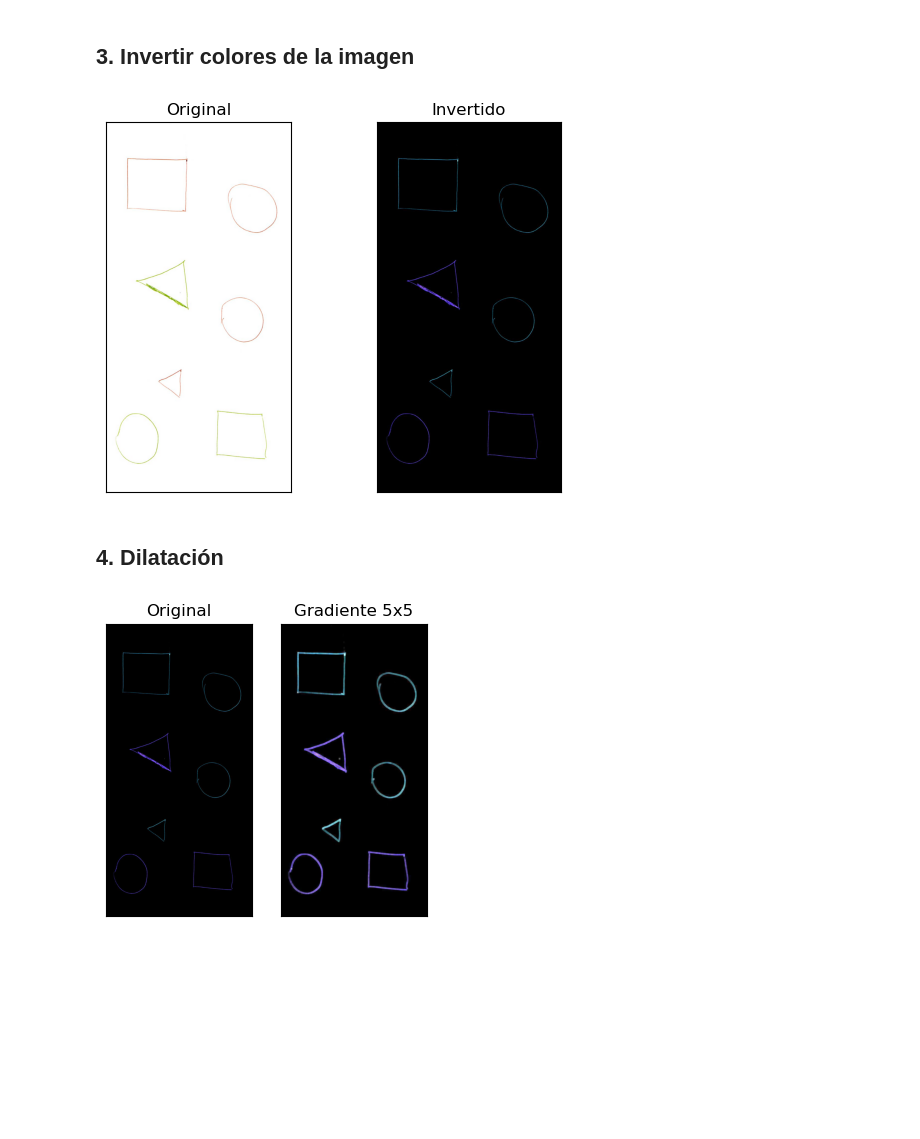
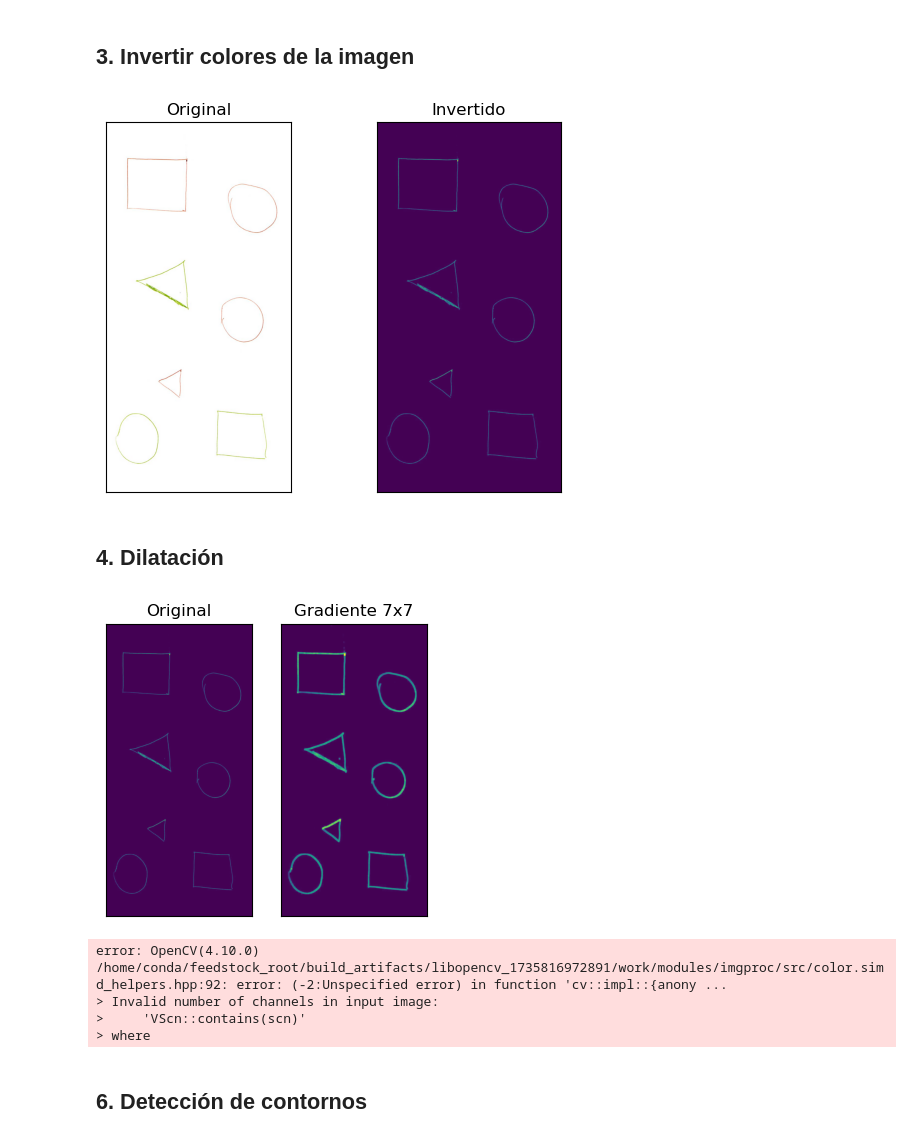
Before and after one commit to Angelmbx/Programacion-IA, a Jupyter notebook: UD2/Tareas/Tarea_63 - Deteccion figuras openCV/a.ipynb, the cells around one changed output. Drawn from its saved outputs; the diff is of its cells as text; code cells hidden in the pictures; blank space fills up the shorter version.

```diff
--- a/UD2/Tareas/Tarea_63 - Deteccion figuras openCV/a.ipynb
+++ b/UD2/Tareas/Tarea_63 - Deteccion figuras openCV/a.ipynb
@@ -29,7 +29,13 @@ Text(0.5, 1.0, 'Imagen recortada')
 # %% [markdown]
 ## 3. Invertir colores de la imagen
 # %%
-invert = cv.bitwise_not(img) # imagen con colores invertidos
+# Lo primero es hacer el th, despues lo demas
+
+_, th = cv.threshold(img, 127, 255, cv.THRESH_BINARY) # _ porque la primera variable no la necesitamos
+
+
+# invert = cv.bitwise_not(img) # imagen con colores invertidos
+# invert = cv.cvtColor(invert, cv.COLOR_BGR2GRAY)
 
 plt.subplot(121),plt.imshow(img),plt.title('Original')
 plt.xticks([]), plt.yticks([])
@@ -37,32 +43,46 @@ plt.subplot(122),plt.imshow(invert),plt.title('Invertido')
 plt.xticks([]), plt.yticks([])
 plt.show()
 # %% [output]
-[figure, old version]
+[figure, new version]
 # %% [markdown]
 ## 4. Dilatación
 # %%
 # kernel = np.ones((7,7),np.uint8)
 # dilation = cv.dilate(invert,kernel,iterations = 1)
 # plt.subplot(121),plt.imshow(invert),plt.title('Original')
 # plt.xticks([]), plt.yticks([])
 # plt.subplot(122),plt.imshow(dilation),plt.title('Dilatado')
 # plt.xticks([]), plt.yticks([])
 # plt.show()
 
 kernel = np.ones((7,7),np.uint8)
 gradient = cv.morphologyEx(invert, cv.MORPH_GRADIENT, kernel)
 plt.subplot(131),plt.imshow(invert),plt.title('Original')
 plt.xticks([]), plt.yticks([])
-plt.subplot(132),plt.imshow(gradient),plt.title('Gradiente 5x5')
+plt.subplot(132),plt.imshow(gradient),plt.title('Gradiente 7x7')
 plt.xticks([]), plt.yticks([])
 plt.show()
 
 # kernel_gradiente = np.ones((2,2),np.uint8)
 
 # opening = cv.morphologyEx(invert, cv.MORPH_OPEN, kernel_gradiente)
 # plt.subplot(131),plt.imshow(invert),plt.title('Original')
 # plt.xticks([]), plt.yticks([])
 # plt.subplot(132),plt.imshow(opening),plt.title('Opening 5x5')
 # plt.xticks([]), plt.yticks([])
 # %% [output]
-[figure, old version]
+[figure, new version]
+# %%
+
+_, imagen_binaria = cv.threshold(gradient, 127, 255, cv.THRESH_BINARY) # _ porque la primera variable no la necesitamos
+
+imagen_binaria = cv.cvtColor(imagen_binaria, cv.COLOR_BGR2GRAY)
+
+plt.imshow(imagen_binaria)
+# %% [output]
+error: OpenCV(4.10.0) /home/conda/feedstock_root/build_artifacts/libopencv_1735816972891/work/modules/imgproc/src/color.simd_helpers.hpp:92: error: (-2:Unspecified error) in function 'cv::impl::{anony ...
+> Invalid number of channels in input image:
+>     'VScn::contains(scn)'
+> where
+# %% [markdown]
+## 6.  Detección de contornos
```
Also changed, not shown: parts of 1 cell of this notebook, 2 other files.
